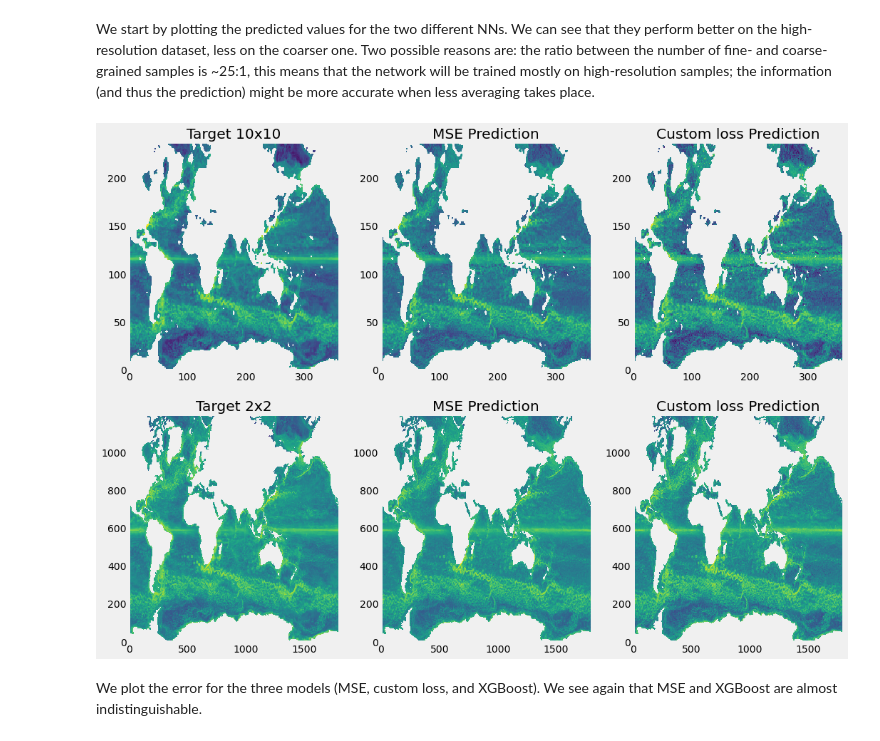
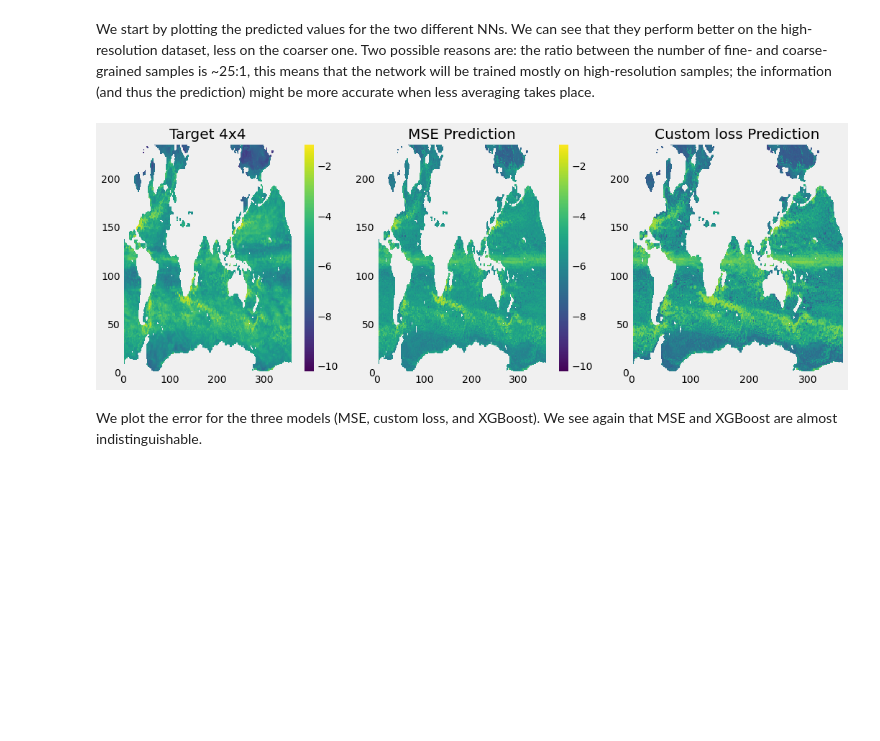
Before and after one commit to CrayLabs/NCAR_ML_EKE, a Jupyter notebook: notebooks/train_new_data.ipynb, the cells around one changed output. Saved outputs shown, nothing was run; the diff lists cells and outputs as text; code cells hidden in the pictures; blank space fills up the shorter version.

```diff
--- a/notebooks/train_new_data.ipynb
+++ b/notebooks/train_new_data.ipynb
@@ -304,9 +356,16 @@ ________________________________________________________________________________
 # %% [markdown]
 We load the datasets we did not use to train our NNs and look at how the predicted value distributions compare to the target one.
 # %%
-dataset_10 = get_samples(110, 120, 'cf10')
-#dataset_2 = get_samples(110, 120, 'cf2')
-data_10, targets_10, _ = prep_samples(dataset_10, scaler)
+datapath1 = '/lus/scratch/spartee/MOM6_1-10/'
+datapath2 = '/lus/scratch/spartee/MOM6_1-10_data_with_ssh/'
+
+
+model_data = ml_eke.pop_data(datapath1, datapath1, skip_vars = ['x','y','depth','depth_stdev'], extra_pref='cf8')
+model_data.extend_inventory(datapath2)
+
+dataset_10 = get_samples(110, 111, columns, model_data)
+#dataset_2 = get_samples(110, 120, columns, model_data, 'cf2')
+data_10, targets_10, _ = prep_samples(dataset_10)
 #data_2, targets_2, _ = prep_samples(dataset_2, scaler)
 data_10
 # %% [output]
@@ -358,12 +467,14 @@ def prep_maps(sample, target, mask, scaler, model):
 
     samples["EKE"] = targets["EKE"]
 
-    data_out, targets_out, _ = prep_samples(samples, scaler)
+    data_out, targets_out, _ = prep_samples(samples)#, scaler)
 
     if isinstance(model, XGBRegressor):
         pred = model.predict(data_out)
     else:
-        pred = model.predict(data_out.values)
+        pred = model(torch.tensor(data_out.values))
+        pred = pred.detach().numpy()
+
 
     data_map = np.zeros(sample_shape)
     for channel in range(sample_shape[-1]):
@@ -399,47 +526,50 @@ _, _,                         disp_pred_2_rf = prep_maps(sample_2, target_2, mas
 # %% [markdown]
 We start by plotting the predicted values for the two different NNs. We can see that they perform better on the high-resolution dataset, less on the coarser one. Two possible reasons are: the ratio between the number of fine- and coarse-grained samples is ~25:1, this means that the network will be trained mostly on high-resolution samples; the information (and thus the prediction) might be more accurate when less averaging takes place.
 # %%
-mask_2_s  = mask_2.squeeze()
+#mask_2_s  = mask_2.squeeze()
 mask_10_s = mask_10.squeeze()
 
 plt.figure(figsize=(16,12))
 
 vmin = min(np.min(disp_target_10[mask_10_s]),
-           np.min(disp_pred_10_mse[mask_10_s]),
-           np.min(disp_pred_10_cus[mask_10_s]))
+        np.min(disp_pred_10_mse[mask_10_s]),
+        np.min(disp_pred_10_cus[mask_10_s]))
 vmax = max(np.max(disp_target_10[mask_10_s]),
-           np.max(disp_pred_10_mse[mask_10_s]),
-           np.max(disp_pred_10_cus[mask_10_s]))
+        np.max(disp_pred_10_mse[mask_10_s]),
+        np.max(disp_pred_10_cus[mask_10_s]))
+
 plt.subplot(2,3,1)
 plt.pcolormesh(disp_target_10, vmin=vmin, vmax=vmax)
-plt.title('Target 10x10')
+plt.colorbar()
+plt.title('Target 4x4')
 plt.subplot(2,3,2)
 plt.pcolormesh(disp_pred_10_mse, vmin=vmin, vmax=vmax)
 plt.title('MSE Prediction')
+plt.colorbar()
 plt.subplot(2,3,3)
 plt.pcolormesh(disp_pred_10_cus, vmin=vmin, vmax=vmax)
 plt.title('Custom loss Prediction')
 
-vmin = min(np.min(disp_target_2[mask_2_s]),
-           np.min(disp_pred_2_mse[mask_2_s]),
-           np.min(disp_pred_2_cus[mask_2_s]))
-vmax = max(np.max(disp_target_2[mask_2_s]),
-           np.max(disp_pred_2_mse[mask_2_s]),
-           np.max(disp_pred_2_cus[mask_2_s]))
-plt.subplot(2,3,4)
-plt.pcolormesh(disp_target_2, vmin=vmin, vmax=vmax)
-plt.title('Target 2x2')
-plt.subplot(2,3,5)
-plt.pcolormesh(disp_pred_2_mse, vmin=vmin, vmax=vmax)
-plt.title('MSE Prediction')
-plt.subplot(2,3,6)
-plt.pcolormesh(disp_pred_2_cus, vmin=vmin, vmax=vmax)
-plt.title('Custom loss Prediction')
-plt.draw()
+# vmin = min(np.min(disp_target_2[mask_2_s]),
+#            np.min(disp_pred_2_mse[mask_2_s]),
+#            np.min(disp_pred_2_cus[mask_2_s]))
+# vmax = max(np.max(disp_target_2[mask_2_s]),
+#            np.max(disp_pred_2_mse[mask_2_s]),
+#            np.max(disp_pred_2_cus[mask_2_s]))
+# plt.subplot(2,3,4)
+# plt.pcolormesh(disp_target_2, vmin=vmin, vmax=vmax)
+# plt.title('Target 2x2')
+# plt.subplot(2,3,5)
+# plt.pcolormesh(disp_pred_2_mse, vmin=vmin, vmax=vmax)
+# plt.title('MSE Prediction')
+# plt.subplot(2,3,6)
+# plt.pcolormesh(disp_pred_2_cus, vmin=vmin, vmax=vmax)
+# plt.title('Custom loss Prediction')
+# plt.draw()
 
 plt.savefig('predicted_vals.png')
 # %% [output]
-[figure, old version]
+[figure, new version]
 # %% [markdown]
 We plot the error for the three models (MSE, custom loss, and XGBoost). We see again that MSE and XGBoost are almost indistinguishable.
 # %%
```
Also changed, not shown: parts of 18 cells of this notebook, 19 other files.
